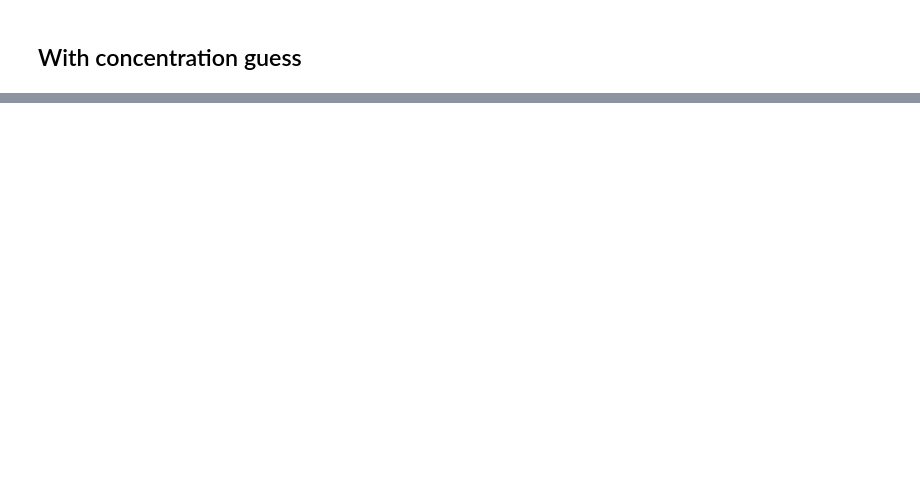
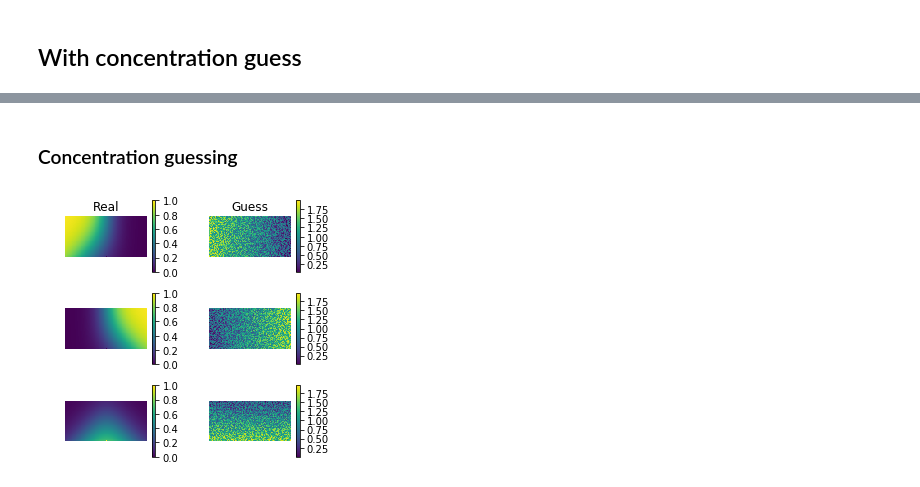
Before and after one commit to usnistgov/pyMCR, a Jupyter notebook: pymcr/notebooks/Demo.ipynb, the cells around one changed output, grey strips where cells are left out. Cells and saved outputs as stored; diff of their text form; code cells hidden in the pictures; blank space fills up the shorter version.

```diff
--- a/pymcr/notebooks/Demo.ipynb
+++ b/pymcr/notebooks/Demo.ipynb
@@ -356,0 +346,6 @@ plt.show()
+# %%
+mcrals_nnls = McrAls_NNLS(max_iter=100, tol_mse=1e-7, tol_dif_conc=1e-6, tol_dif_spect=1e-8)
+mcrals_nnls.fit(hsi.reshape((-1, wn.size)), initial_spectra=initial_spectra)
+print('\nFinal MSE: {:.7e}'.format(mcrals.mse[-1]))
+print('Final C_MRD: {:.7e}'.format(mcrals._c_mrd))
+print('Final ST_MRD: {:.7e}'.format(mcrals._st_mrd))
@@ -356,0 +424,43 @@ plt.show()
+# %% [markdown]
+### Concentration guessing
+# %%
+# Poor guess
+initial_conc = np.zeros((M,N,3))
+initial_conc[...,0] = np.dot(np.ones(M)[:,None], (np.arange(N,0,-1)/N)[None,:])
+initial_conc[...,1] = np.dot(np.ones(M)[:,None], (np.arange(N)/N)[None,:])
+initial_conc[...,2] = np.dot((np.arange(M)/M)[:,None], np.ones(N)[None,:])
+initial_conc += np.random.rand(M,N,3)
+
+plt.figure(figsize=(6,4))
+for num in range(n_components):
+    plt.subplot(3,3,3*num+1)
+    plt.imshow(conc[...,num])
+    plt.colorbar()
+    plt.axis('off')
+    if num == 0:
+        plt.title('Real')
+
+    plt.subplot(3,3,3*num+2)
+    plt.imshow(initial_conc[...,num])
+    plt.colorbar()
+    plt.axis('off')
+    if num == 0:
+        plt.title('Guess')
+plt.tight_layout()
+
+# plt.figure(figsize=(4,6))
+# plt.subplot(211)
+# plt.plot(wn, spectra.T)
+# plt.xlabel(r'Wavenumber (cm$^{-1}$)')
+# plt.ylabel('Intensity (au)')
+# plt.title('Actual')
+
+# plt.subplot(212)
+# plt.plot(wn, initial_spectra.T)
+# plt.xlabel(r'Wavenumber (cm$^{-1}$)')
+# plt.ylabel('Intensity (au)')
+# plt.title('Initial Guess')
+
+# plt.tight_layout()
+# %% [output]
+[figure, added]
```
Also changed, not shown: parts of 18 cells of this notebook, 3 other files.
